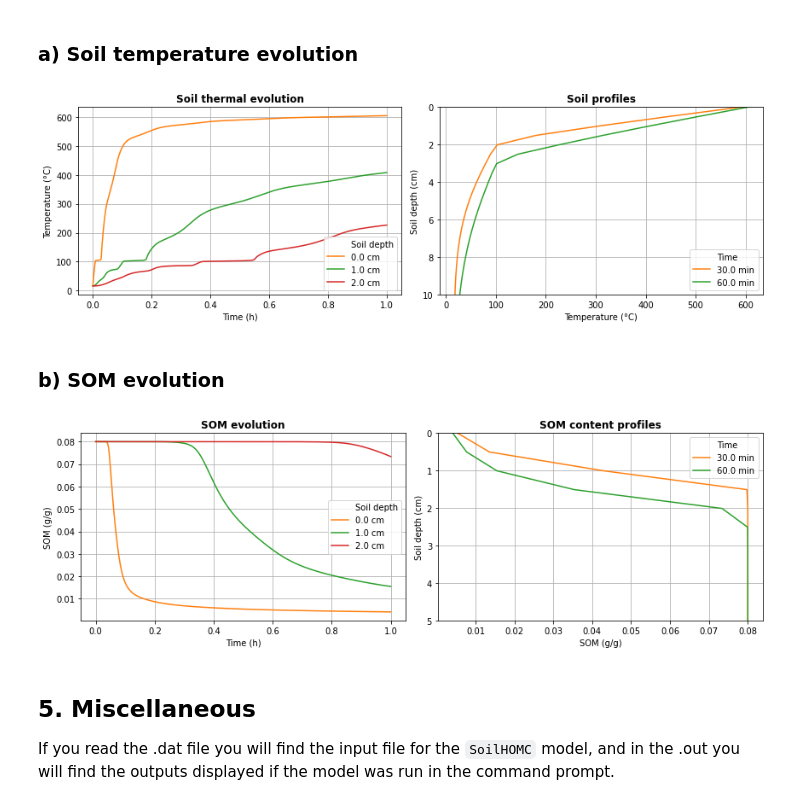
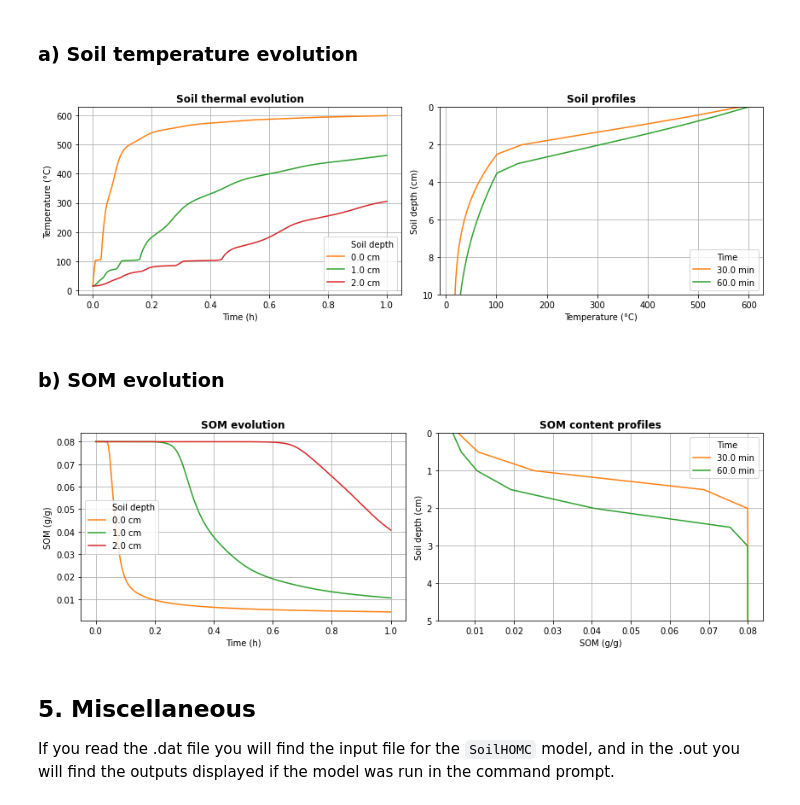
Before and after one commit to saedoquililongo/SoilHOMC, a Jupyter notebook: Example/Example_Run_Simulation.ipynb, the cells around one changed output. Cells and saved outputs as stored; diff of their text form; code cells hidden in the pictures.

```diff
--- a/Example/Example_Run_Simulation.ipynb
+++ b/Example/Example_Run_Simulation.ipynb
@@ -142,7 +143,7 @@ file = FortranFile(model+'.T', 'r')
 nx,nt = file.read_reals(dtype='int32')
 dx,dt = file.read_reals(dtype='float64')
 T = file.read_reals(dtype='float64')
-T = T.reshape(nx,nt)
+T = T.reshape((nt,nx),order='F')
 # %% [markdown]
 ### b) Load SOM profiles
 # %%
@@ -150,7 +151,7 @@ file = FortranFile(model+'.SOM', 'r')
 nx,nt = file.read_reals(dtype='int32')
 dx,dt = file.read_reals(dtype='float64')
 SOM = file.read_reals( dtype='float64')
-SOM = SOM.reshape(nx,nt)
+SOM = SOM.reshape((nt,nx),order='F')
 # %% [markdown]
 ### c) Build space and temporal arrays
 # %%
@@ -177,7 +178,7 @@ plt.title('Soil thermal evolution',fontweight='bold')
 plt.grid()
 plt.plot([],[],alpha=0,label='Soil depth')
 for i in range(len(dp)):
-    plt.plot(t,T[dp[i],:],label=str(round(x[dp[i]]*100,1))+' cm')
+    plt.plot(t,T[:,dp[i]],label=str(round(x[dp[i]]*100,1))+' cm')
 plt.xlabel('Time (h)')
 plt.ylabel('Temperature (°C)')
 plt.legend(loc='best')
@@ -187,7 +188,7 @@ plt.title('Soil profiles',fontweight='bold')
 plt.grid()
 plt.plot([],[],alpha=0,label='Time')
 for i in range(len(ts)):
-    plt.plot(T[:,ts[i]],100*x,label=str(round(t[ts[i]]*60,0))+' min')
+    plt.plot(T[ts[i]],100*x,label=str(round(t[ts[i]]*60,0))+' min')
 plt.legend(loc='best')
 plt.ylim(10,0)
 plt.xlabel('Temperature (°C)')
@@ -197,38 +198,38 @@ plt.legend(loc='best')
 plt.tight_layout()
 plt.show()
 # %% [output]
-[figure, old version]
+[figure, new version]
 # %% [markdown]
 ### b) SOM evolution
 # %%
 plt.figure(figsize=(12,4))
 
 plt.subplot(1,2,1)
 plt.title('SOM evolution',fontweight='bold')
 plt.grid()
 plt.plot([],[],alpha=0,label='Soil depth')
 for i in range(len(dp)):
-    plt.plot(t,SOM[dp[i],:],label=str(round(x[dp[i]]*100,1))+' cm')
+    plt.plot(t,SOM[:,dp[i]],label=str(round(x[dp[i]]*100,1))+' cm')
 plt.xlabel('Time (h)')
 plt.ylabel('SOM (g/g)')
 plt.legend(loc='best')
 
 plt.subplot(1,2,2)
 plt.title('SOM content profiles',fontweight='bold')
 plt.grid()
 plt.plot([],[],alpha=0,label='Time')
 for i in range(len(ts)):
-    plt.plot(SOM[:,ts[i]],100*x,label=str(round(t[ts[i]]*60,0))+' min')
+    plt.plot(SOM[ts[i]],100*x,label=str(round(t[ts[i]]*60,0))+' min')
 plt.legend(loc='best')
 plt.ylim(5,0)
 plt.xlabel('SOM (g/g)')
 plt.ylabel('Soil depth (cm)')
 plt.legend(loc='best')
 
 plt.tight_layout()
 plt.show()
 # %% [output]
-[figure, old version]
+[figure, new version]
 # %% [markdown]
 ## 5. Miscellaneous
 If you read the .dat file you will find the input file for the `SoilHOMC` model, and in the .out you will find the outputs displayed if the model was run in the command prompt.
```
Also changed, not shown: parts of 4 cells of this notebook, 4 other files.
